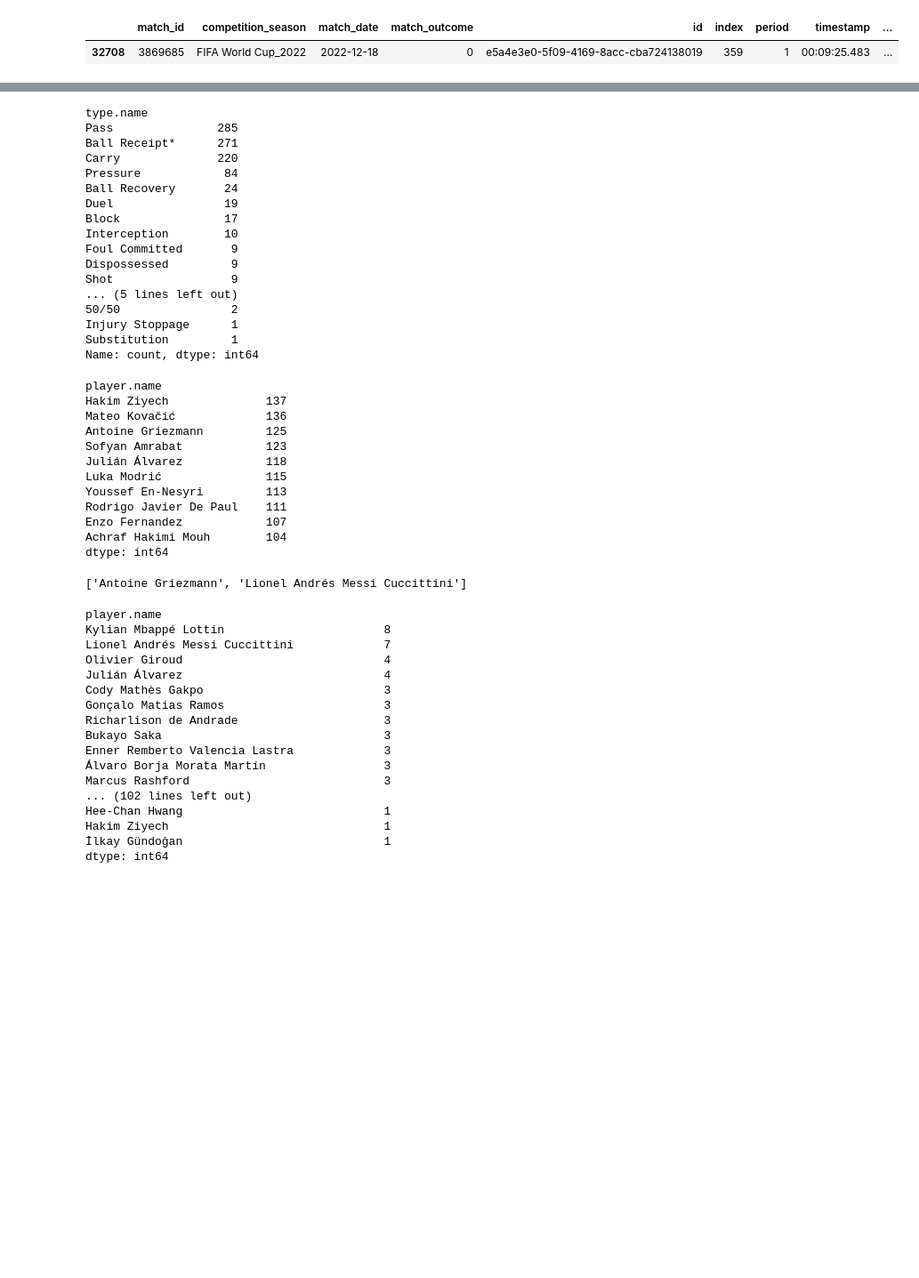
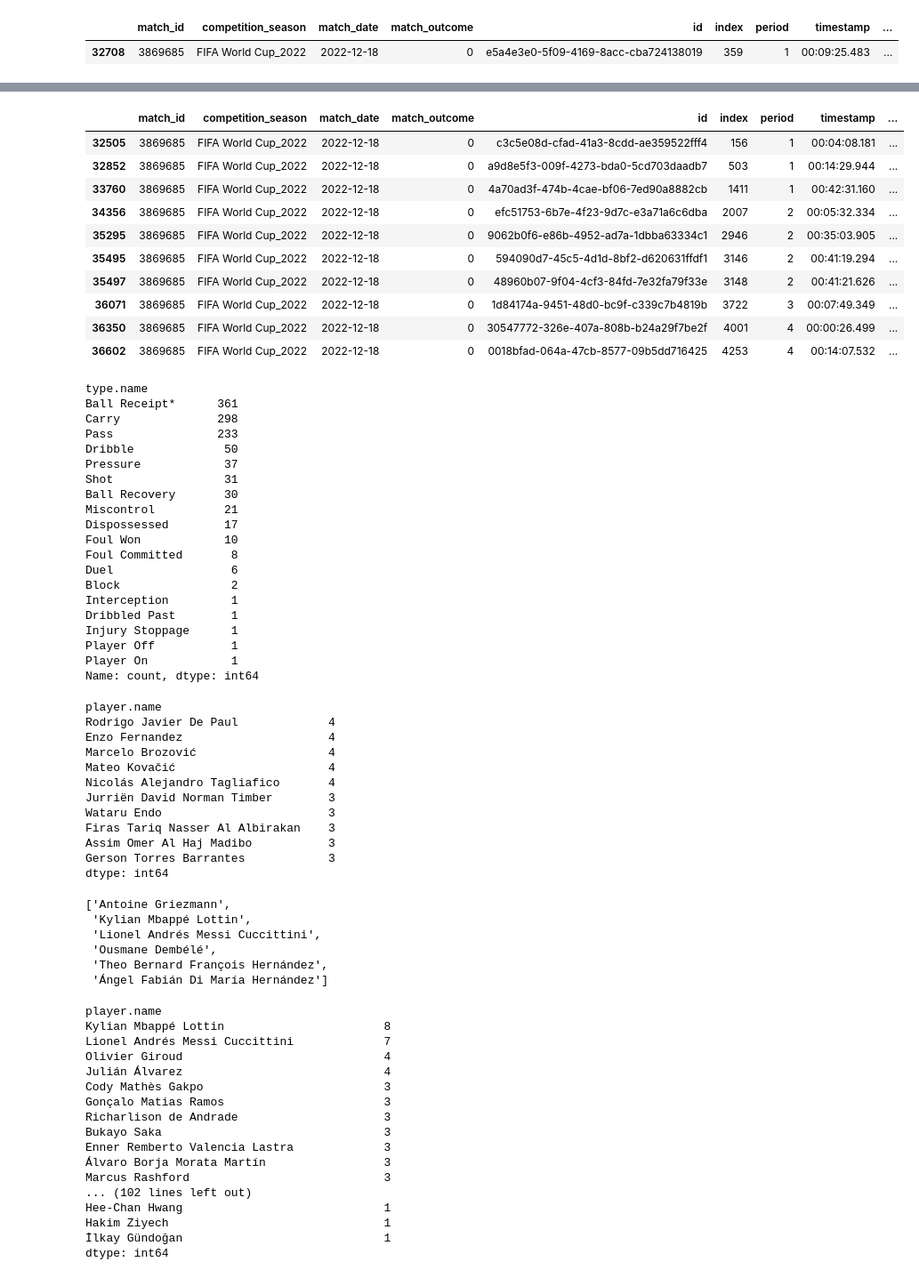
Before and after one commit to tomasnp/Datacamp, a Jupyter notebook: fetch.ipynb, the cells around one changed output, grey strips where cells are left out. Shown at 89% size. Cells and saved outputs as stored; diff of their text form; code cells hidden in the pictures; blank space fills up the shorter version.

```diff
--- a/fetch.ipynb
+++ b/fetch.ipynb
@@ -360,3 +394,17 @@ dissposs
+# %%
+duels_theo
+# %% [output]
+|  | match_id | competition_season | match_date | match_outcome | id | index | period | timestamp | ... |
+| 32505 | 3869685 | FIFA World Cup_2022 | 2022-12-18 | 0 | c3c5e08d-cfad-41a3-8cdd-ae359522fff4 | 156 | 1 | 00:04:08.181 | ... |
+| 32852 | 3869685 | FIFA World Cup_2022 | 2022-12-18 | 0 | a9d8e5f3-009f-4273-bda0-5cd703daadb7 | 503 | 1 | 00:14:29.944 | ... |
+| 33760 | 3869685 | FIFA World Cup_2022 | 2022-12-18 | 0 | 4a70ad3f-474b-4cae-bf06-7ed90a8882cb | 1411 | 1 | 00:42:31.160 | ... |
+| 34356 | 3869685 | FIFA World Cup_2022 | 2022-12-18 | 0 | efc51753-6b7e-4f23-9d7c-e3a71a6c6dba | 2007 | 2 | 00:05:32.334 | ... |
+| 35295 | 3869685 | FIFA World Cup_2022 | 2022-12-18 | 0 | 9062b0f6-e86b-4952-ad7a-1dbba63334c1 | 2946 | 2 | 00:35:03.905 | ... |
+| 35495 | 3869685 | FIFA World Cup_2022 | 2022-12-18 | 0 | 594090d7-45c5-4d1d-8bf2-d620631ffdf1 | 3146 | 2 | 00:41:19.294 | ... |
+| 35497 | 3869685 | FIFA World Cup_2022 | 2022-12-18 | 0 | 48960b07-9f04-4cf3-84fd-7e32fa79f33e | 3148 | 2 | 00:41:21.626 | ... |
+| 36071 | 3869685 | FIFA World Cup_2022 | 2022-12-18 | 0 | 1d84174a-9451-48d0-bc9f-c339c7b4819b | 3722 | 3 | 00:07:49.349 | ... |
+| 36350 | 3869685 | FIFA World Cup_2022 | 2022-12-18 | 0 | 30547772-326e-407a-808b-b24a29f7be2f | 4001 | 4 | 00:00:26.499 | ... |
+| 36602 | 3869685 | FIFA World Cup_2022 | 2022-12-18 | 0 | 0018bfad-064a-47cb-8577-09b5dd716425 | 4253 | 4 | 00:14:07.532 | ... |
 # %%
 pass_griezmann = events[(events["player.name"] == "Antoine Griezmann") & (events["type.name"] == "Pass") & (events["match_date"] == "2022-12-18")]
 pass_griezmann.shape
@@ -371,46 +419,54 @@ duels_theo[["player.name","minute", "second", "duel.outcome.name", "duel.type.na
 eventsfinal[(eventsfinal["minute"] == 122)& (eventsfinal["second"] > 0)][["player.name","type.name","second", "clearance.aerial_won","clearance.body_part.name","pass.outcome.name"]]
 
 # j'aimerais avoir un count des uniques values de "type.name" pour Kylian Mbappé Lottin
-print(events[(events["player.name"] == "Adrien Rabiot")]["type.name"].value_counts())
+print(events[(events["player.name"] == "Kylian Mbappé Lottin")]["type.name"].value_counts())
 
-events[events["type.name"] == "Pressure"].groupby("player.name").size().sort_values(ascending = False).head(10)
+events[(events["type.name"] == "50/50") ].groupby("player.name").size().sort_values(ascending = False).head(10)
 # %% [output]
 type.name
-Pass               285
-Ball Receipt*      271
-Carry              220
-Pressure            84
-Ball Recovery       24
-Duel                19
-Block               17
-Interception        10
-Foul Committed       9
-Dispossessed         9
-Shot                 9
-... (5 lines left out)
-50/50                2
+Ball Receipt*      361
+Carry              298
+Pass               233
+Dribble             50
+Pressure            37
+Shot                31
+Ball Recovery       30
+Miscontrol          21
+Dispossessed        17
+Foul Won            10
+Foul Committed       8
+Duel                 6
+Block                2
+Interception         1
+Dribbled Past        1
 Injury Stoppage      1
-Substitution         1
+Player Off           1
+Player On            1
 Name: count, dtype: int64
 player.name
-Hakim Ziyech              137
-Mateo Kovačić             136
-Antoine Griezmann         125
-Sofyan Amrabat            123
-Julián Álvarez            118
-Luka Modrić               115
-Youssef En-Nesyri         113
-Rodrigo Javier De Paul    111
-Enzo Fernandez            107
-Achraf Hakimi Mouh        104
+Rodrigo Javier De Paul             4
+Enzo Fernandez                     4
+Marcelo Brozović                   4
+Mateo Kovačić                      4
+Nicolás Alejandro Tagliafico       4
+Jurriën David Norman Timber        3
+Wataru Endo                        3
+Firas Tariq Nasser Al Albirakan    3
+Assim Omer Al Haj Madibo           3
+Gerson Torres Barrantes            3
 dtype: int64
 # %%
 assist_counts = events[events["pass.assisted_shot_id"].notnull()].groupby("player.name").size()
-players_with_more_than_two_assists = assist_counts[assist_counts > 15].index.tolist()
+players_with_more_than_two_assists = assist_counts[assist_counts > 10].index.tolist()
 
 players_with_more_than_two_assists
 # %% [output]
-['Antoine Griezmann', 'Lionel Andrés Messi Cuccittini']
+['Antoine Griezmann',
+ 'Kylian Mbappé Lottin',
+ 'Lionel Andrés Messi Cuccittini',
+ 'Ousmane Dembélé',
+ 'Theo Bernard François Hernández',
+ 'Ángel Fabián Di María Hernández']
 # %%
 ## recuperer le nombre de buts marqués par chaque joueur
 # récupérer les buts marqués par chaque joueur
```
Also changed, not shown: parts of 7 cells of this notebook, 1 other file.
